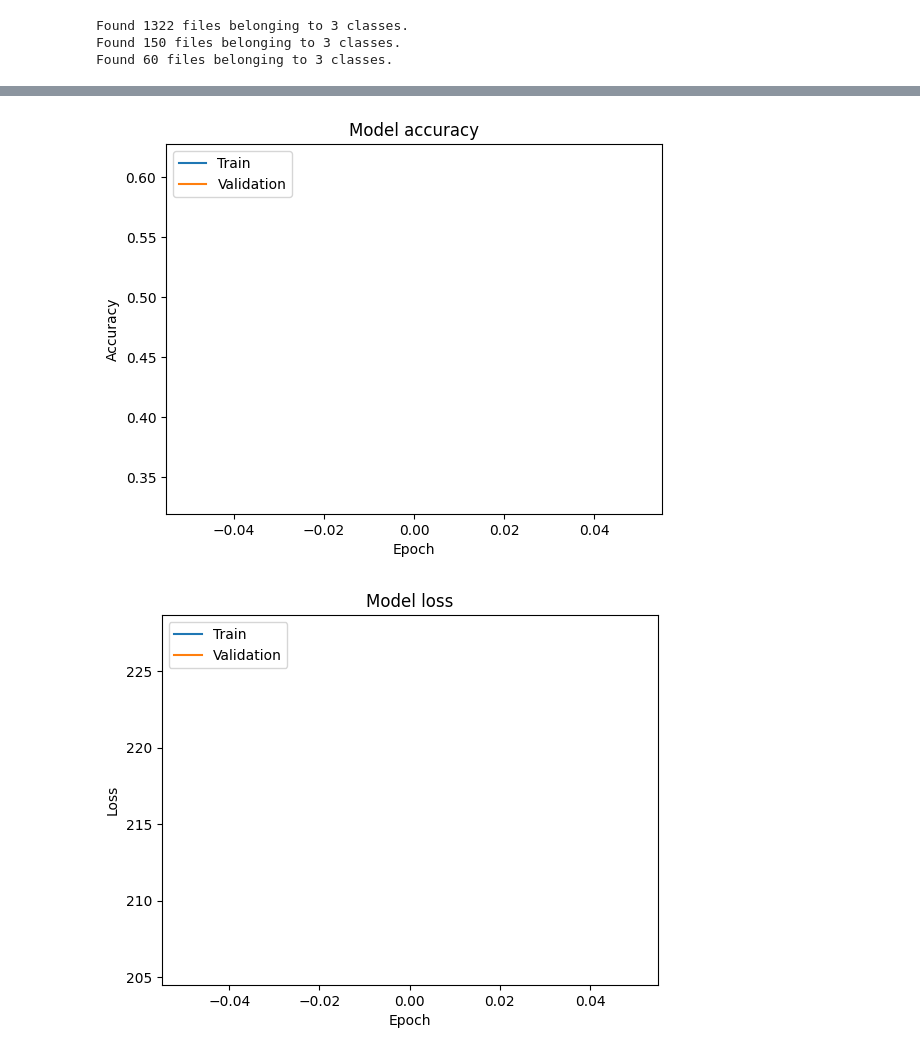
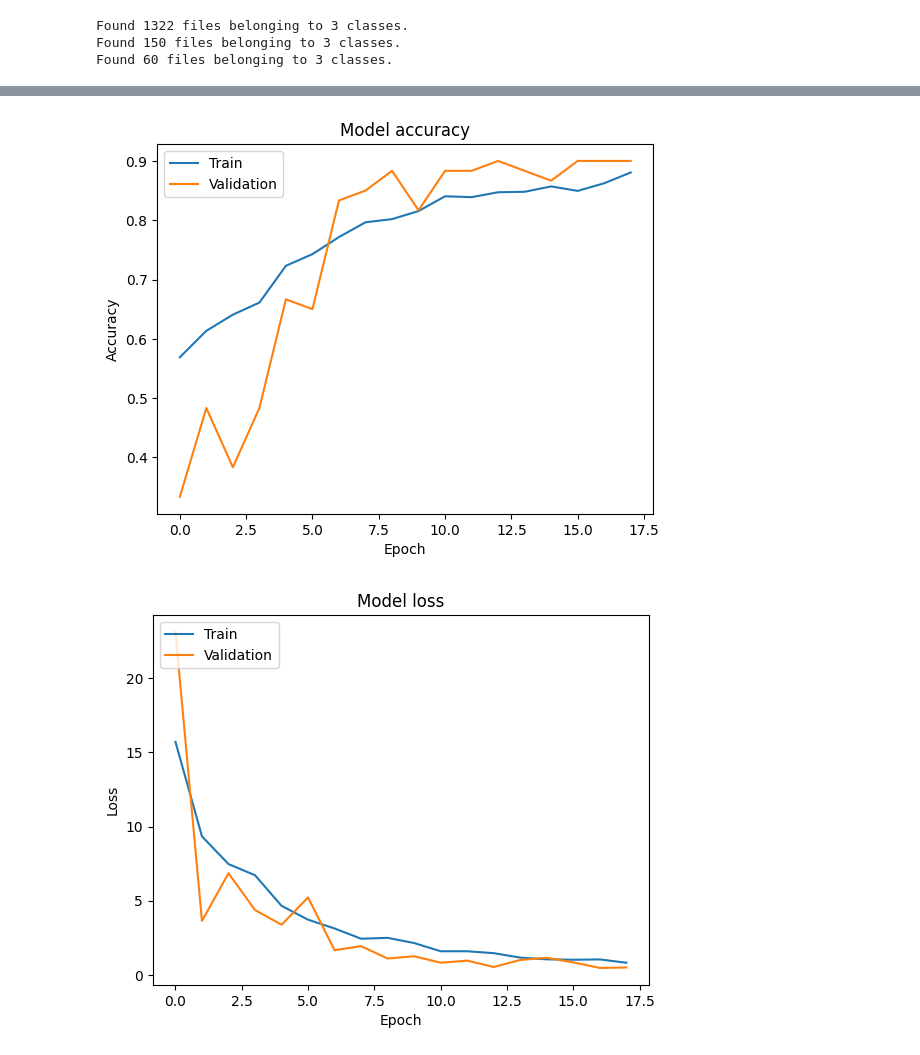
Before and after one commit to lkottom/ml_personal_projects, a Jupyter notebook: plant_cnn/plant_cnn.ipynb, the cells around one changed output, grey strips where cells are left out. Saved outputs shown, nothing was run; the diff lists cells and outputs as text; code cells hidden in the pictures.

Commit message:
Finished Plant Code and Visualization

```diff
--- a/plant_cnn/plant_cnn.ipynb
+++ b/plant_cnn/plant_cnn.ipynb
@@ -185,7 +218,10 @@ augmentation = tf.keras.Sequential(
 # %%
 from tensorflow.keras import Sequential
 from tensorflow.keras.layers import Conv2D, Activation, BatchNormalization, MaxPooling2D, Dropout, Flatten, Dense
+
 model = Sequential()
+
+# Adding data augmentation pipeline to the model
 model.add(augmentation)
 
 # Feature Learning Layers
@@ -202,11 +238,11 @@ model.add(BatchNormalization())
 model.add(MaxPooling2D(pool_size=(2,2), padding='same'))
 model.add(Dropout(0.2))
 
-# Add another Conv2D layer (double the filters and alternate btw kernal size )
+# Add another Conv2D layer (double the filters and alternate between kernel size)
 model.add(Conv2D(
     filters=64,
     kernel_size=(5, 5),
-    padding='same',  # Ensures same input and output dimensions when strides=1
+    padding='same'  # Ensures same input and output dimensions when strides=1
 ))
 model.add(Activation('relu'))
 model.add(BatchNormalization())
@@ -216,17 +252,17 @@ model.add(Dropout(0.2))
 model.add(Conv2D(
     filters=128,
     kernel_size=(3, 3),
-    padding='same',  # Ensures same input and output dimensions when strides=1
+    padding='same'  # Ensures same input and output dimensions when strides=1
 ))
 model.add(Activation('relu'))
 model.add(BatchNormalization())
 model.add(MaxPooling2D(pool_size=(2,2), padding='same'))
-model.add(Dropout(0.2))
+model.add(Dropout(0.3))
 
 model.add(Conv2D(
     filters=256,
     kernel_size=(5, 5),
-    padding='same',  # Ensures same input and output dimensions when strides=1
+    padding='same'  # Ensures same input and output dimensions when strides=1
 ))
 model.add(Activation('relu'))
 model.add(BatchNormalization())
@@ -236,7 +272,7 @@ model.add(Dropout(0.3))
 model.add(Conv2D(
     filters=512,
     kernel_size=(3, 3),
-    padding='same',  # Ensures same input and output dimensions when strides=1
+    padding='same'  # Ensures same input and output dimensions when strides=1
 ))
 model.add(Activation('relu'))
 model.add(BatchNormalization())
@@ -251,26 +287,25 @@ model.add(Dense(2048))
 model.add(Activation('relu'))
 model.add(Dropout(0.5))
 
-# Output layer (matching the number of class we have/classification layer)
+# Output layer (matching the number of classes we have/classification layer)
 model.add(Dense(3, activation='softmax'))
 # %%
 # Compiling the model
-model.compile(optimizer=tf.keras.optimizers.legacy.Adam(learning_rate=0.01),
-              loss='categorical_crossentropy',
-              metrics=['accuracy'])
+model.compile(optimizer = tf.keras.optimizers.Adam(0.0001), # 1e-4
+              loss = 'categorical_crossentropy', # Ideal for multiclass tasks
+              metrics = ['accuracy']) # Evaluation metric
 # %%
 from tensorflow.keras.callbacks import EarlyStopping, ModelCheckpoint
 early_stopping = EarlyStopping(monitor='val_accuracy',
                                patience=5, mode='max',
                                restore_best_weights=True)
 
-checkpoint=ModelCheckpoint('best_model.h5',
+checkpoint=ModelCheckpoint('best_model.keras',
                            monitor='val_accuracy',
                            save_best_only=True)
 # %%
-history = model.fit(train, epochs=1, batch_size=16,
-                    validation_data=validation,
-                    callbacks=[early_stopping, checkpoint])
+history = model.fit(train, epochs=50, validation_data=validation, callbacks=[early_stopping, checkpoint])
+
 
 # Print the keys in the history object
 print(history.history.keys())
@@ -298,3 +348,3 @@ dict_keys(['loss', 'accuracy', 'val_loss', 'val_accuracy'])
-[figure, old version]
+[figure, new version]
-[figure, old version]
+[figure, new version]
 # %%
```
Also changed, not shown: parts of 12 cells of this notebook.
